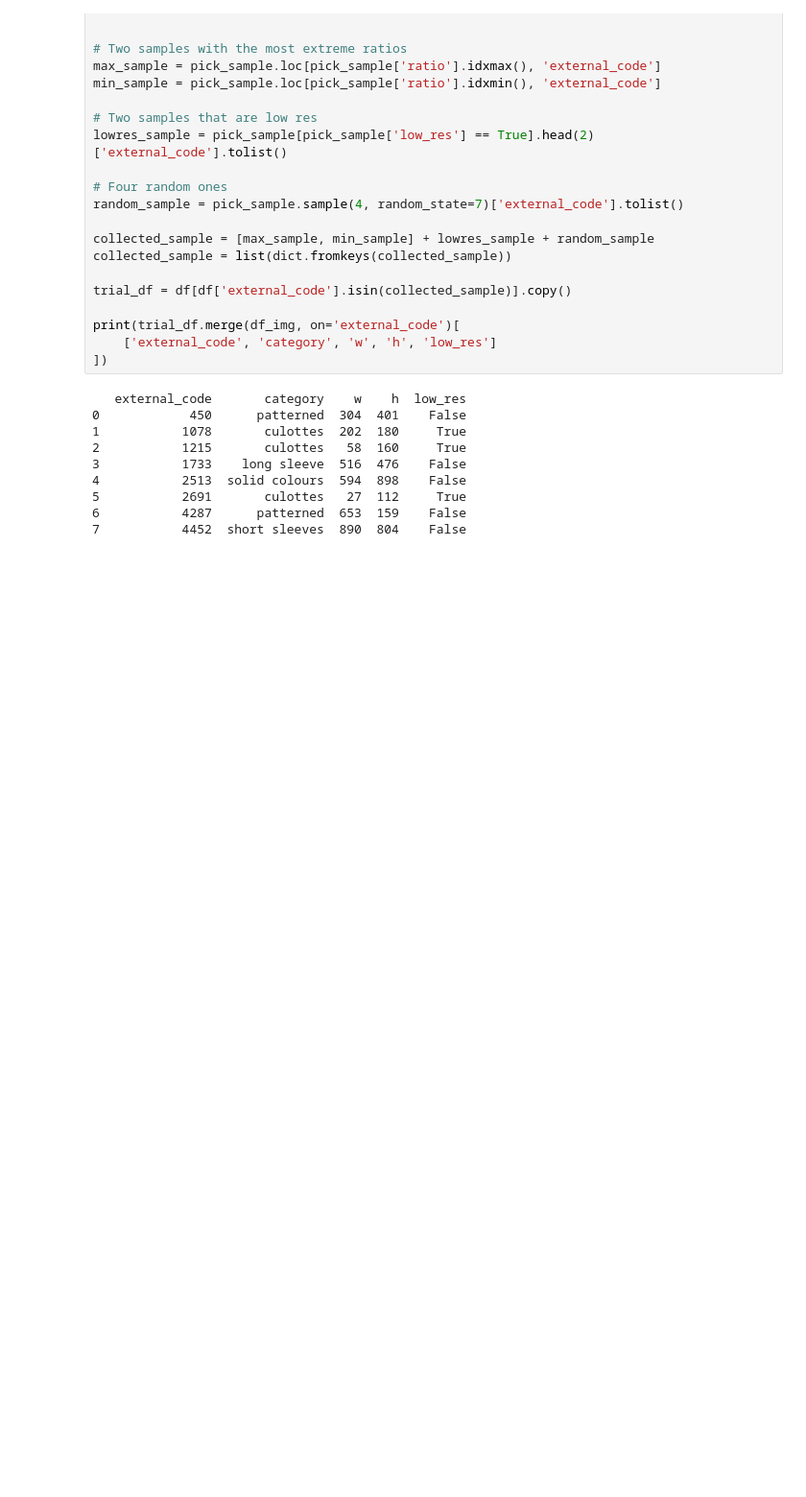
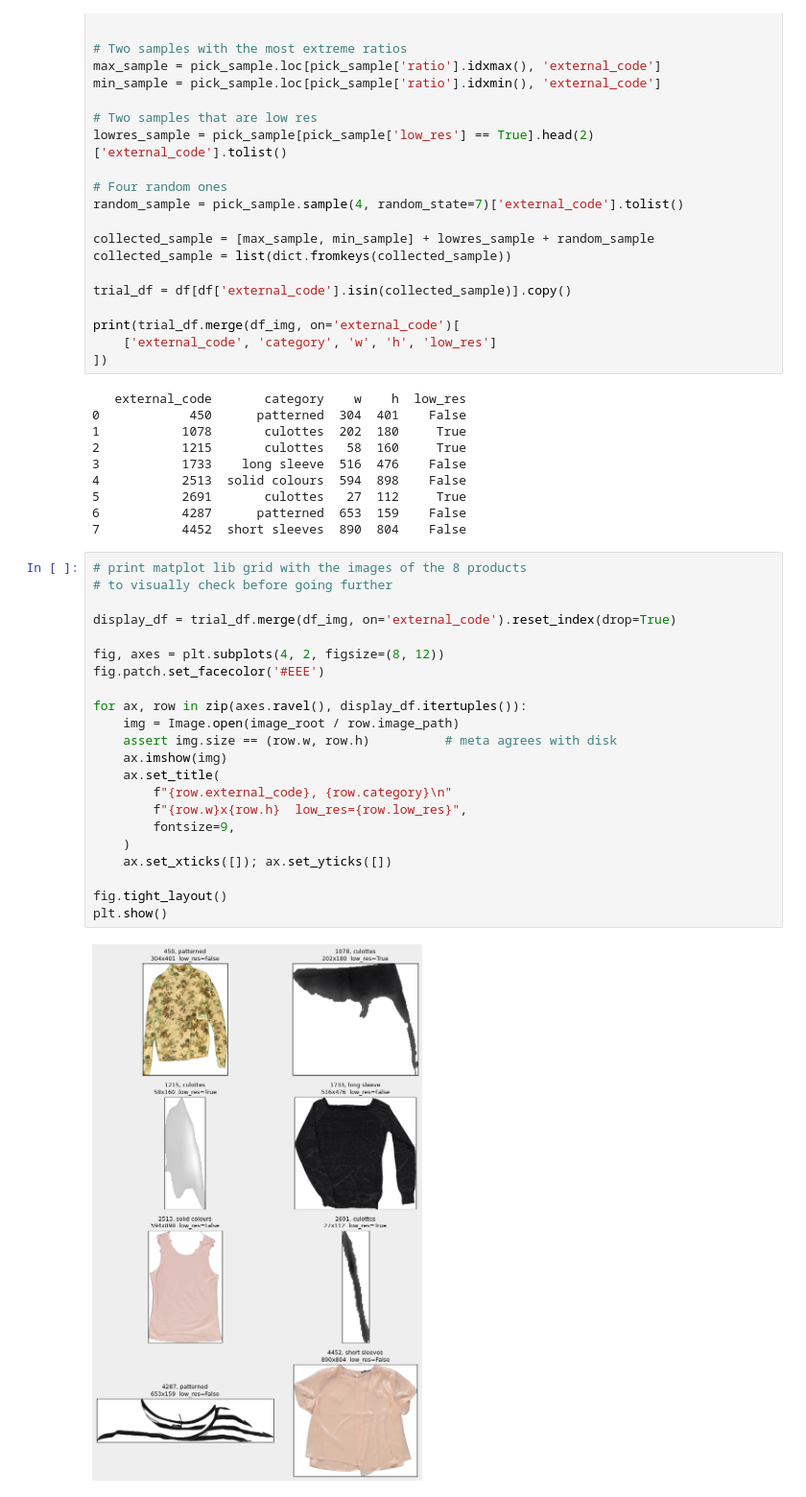
Before and after one commit to martadossantos/product-sales, a Jupyter notebook: 04_embeddings.ipynb, the cells around one changed output. Shown at 96% size. Saved outputs shown, nothing was run; the diff lists cells and outputs as text; blank space fills up the shorter version.

Commit message:
display 8 sample prods
visualisation of the 8 sample products images

```diff
--- a/04_embeddings.ipynb
+++ b/04_embeddings.ipynb
@@ -109,3 +111,27 @@ print(trial_df.merge(df_img, on='external_code')[
 5           2691       culottes   27  112     True
 6           4287      patterned  653  159    False
 7           4452  short sleeves  890  804    False
+# %%
+# print matplot lib grid with the images of the 8 products
+# to visually check before going further
+
+display_df = trial_df.merge(df_img, on='external_code').reset_index(drop=True)
+
+fig, axes = plt.subplots(4, 2, figsize=(8, 12))
+fig.patch.set_facecolor('#EEE')
+
+for ax, row in zip(axes.ravel(), display_df.itertuples()):
+    img = Image.open(image_root / row.image_path)
+    assert img.size == (row.w, row.h)          # meta agrees with disk
+    ax.imshow(img)
+    ax.set_title(
+        f"{row.external_code}, {row.category}\n"
+        f"{row.w}x{row.h}  low_res={row.low_res}",
+        fontsize=9,
+    )
+    ax.set_xticks([]); ax.set_yticks([])
+
+fig.tight_layout()
+plt.show()
+# %% [output]
+[figure, added]
```
Also changed, not shown: parts of 1 cell of this notebook.
